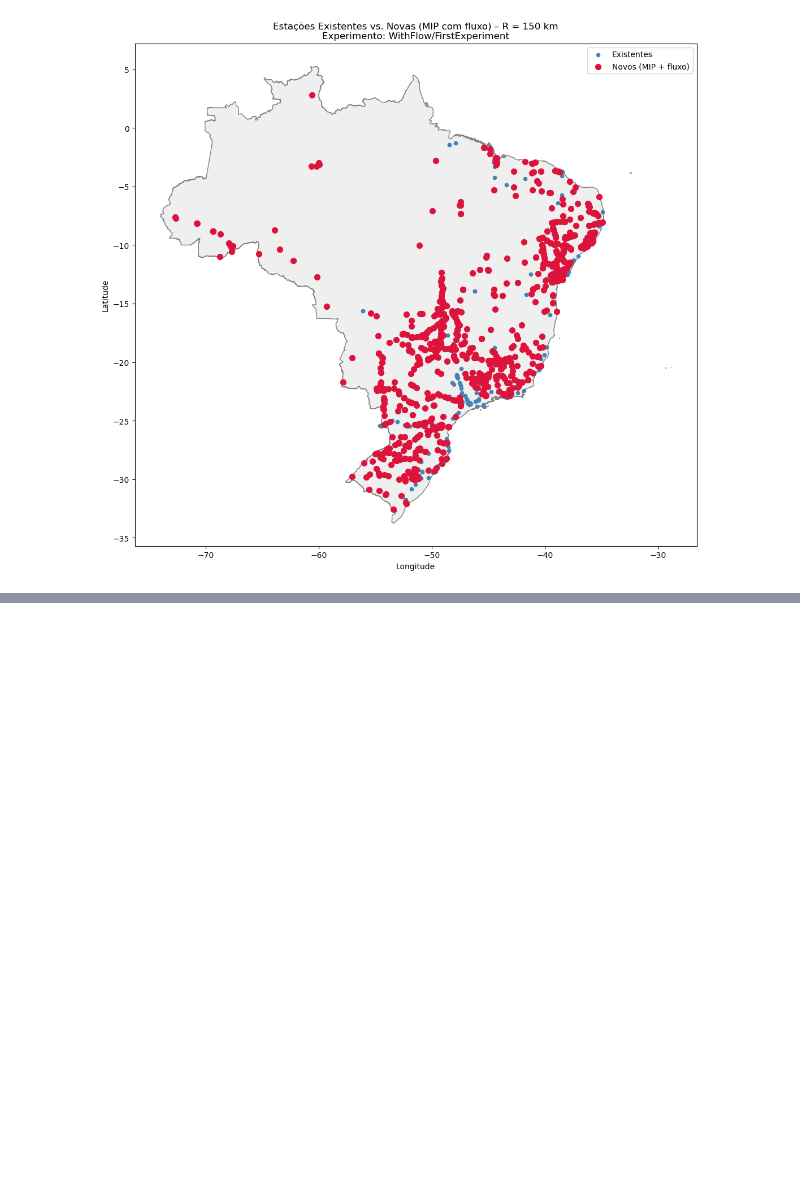
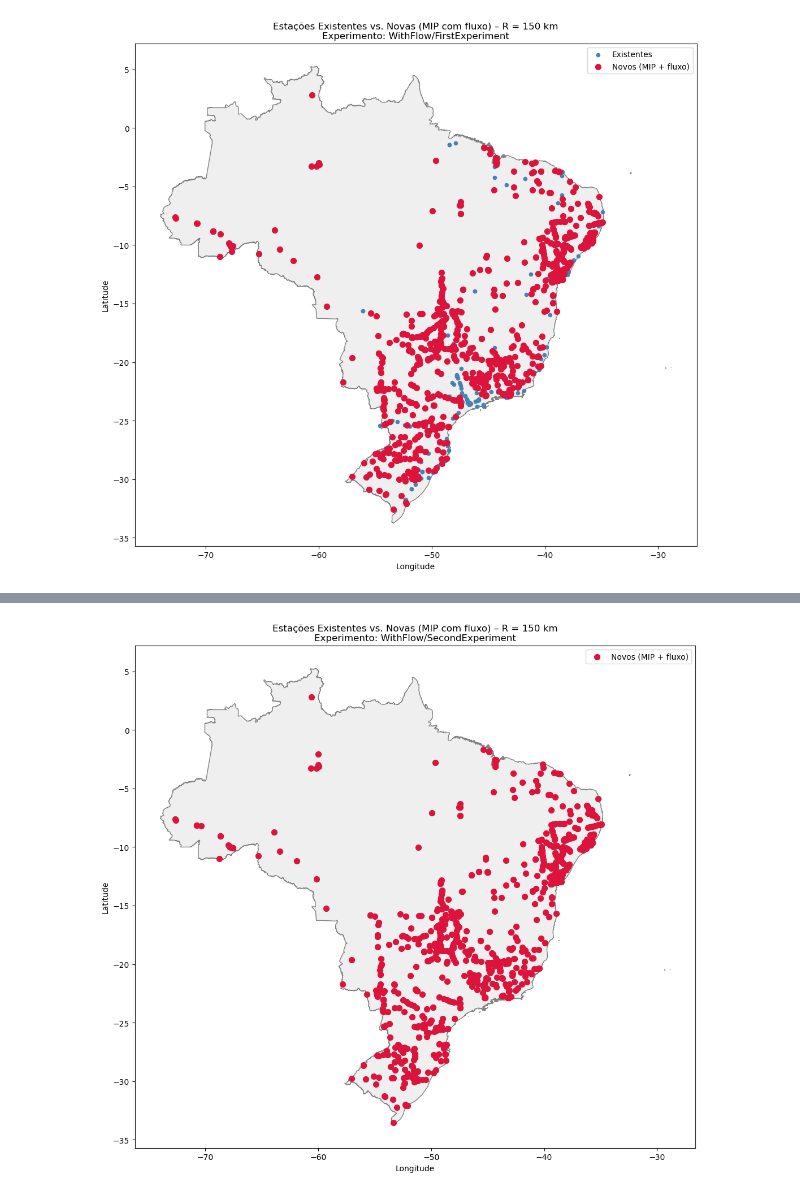
Before and after one commit to ero2003730/ev-stations-optimizer-brasil, a Jupyter notebook: WithFlow/map_visualization.ipynb, the cells around one changed output, grey strips where cells are left out. Saved outputs shown, nothing was run; the diff lists cells and outputs as text; code cells hidden in the pictures; blank space fills up the shorter version.

Commit message:
Adding last experiment

```diff
--- a/WithFlow/map_visualization.ipynb
+++ b/WithFlow/map_visualization.ipynb
@@ -104,0 +313,86 @@ plt.show()
+# %%
+# %% [markdown]
+# ## Visualização dos pontos existentes e dos novos (MIP com fluxo)
+# Experimento: WithFlow/FirstExperiment
+
+# %%
+import pandas as pd
+import geopandas as gpd
+import osmnx as ox
+import matplotlib.pyplot as plt
+from pathlib import Path
+
+# ─────────── ENCONTRA CACHE DINAMICAMENTE ───────────
+HERE = Path().resolve()  # se estiver em um .py use Path(__file__).parent
+CUR = HERE
+while CUR != CUR.parent:
+    if (CUR / "cache").is_dir():
+        CACHE = CUR / "cache"
+        break
+    CUR = CUR.parent
+else:
+    raise FileNotFoundError(f"Não achei pasta 'cache' acima de {HERE}")
+
+# ─────────── CONFIGURAÇÕES ───────────
+PARQUET_DIR = CACHE / "parquet"
+GRAPHML     = CACHE / "graph_Brazil.graphml"
+
+# experimento a visualizar
+EXPERIMENTO = "WithFlow/SecondExperiment"
+OUTPUT_DIR  = PARQUET_DIR / EXPERIMENTO
+
+# ─────────── CARREGA GRAFO ───────────
+G = ox.load_graphml(str(GRAPHML))
+
+# ─────────── CARREGA DADOS ───────────
+# novos pontos do experimento com fluxo
+new = pd.read_parquet(OUTPUT_DIR / "sites_new_mip_withflow4.parquet")
+
+# ─────────── MAPEAR LON/LAT VIA GRAFO ───────────
+lon_map = {n: d["x"] for n, d in G.nodes(data=True)}
+lat_map = {n: d["y"] for n, d in G.nodes(data=True)}
+
+# garantir lat/lon em `new`
+if "lon" not in new or "lat" not in new:
+    new["lon"] = new["node"].map(lon_map)
+    new["lat"] = new["node"].map(lat_map)
+
+g_new = gpd.GeoDataFrame(
+    new,
+    geometry=gpd.points_from_xy(new.lon, new.lat),
+    crs="EPSG:4326"
+)
+
+# ─────────── CARREGA SHAPEFILE DO BRASIL ───────────
+br_shp = CUR / "dados" / "BR_Pais_2023" / "BR_Pais_2023.shp"
+if br_shp.exists():
+    brasil = gpd.read_file(br_shp)
+else:
+    brasil = None
+
+# ─────────── PLOT ───────────
+fig, ax = plt.subplots(figsize=(12, 10))
+
+if brasil is not None:
+    brasil.plot(ax=ax, color="#EFEFEF", edgecolor="gray")
+
+g_new.plot(
+    ax=ax,
+    marker="o",
+    color="crimson",
+    markersize=50,
+    label="Novos (MIP + fluxo)",
+    zorder=3
+)
+
+ax.set_title(
+    f"Estações Existentes vs. Novas (MIP com fluxo) – R = 150 km\n"
+    f"Experimento: {EXPERIMENTO}"
+)
+ax.set_xlabel("Longitude")
+ax.set_ylabel("Latitude")
+ax.legend(loc="upper right")
+plt.tight_layout()
+plt.show()
+# %% [output]
+[figure, added]
```
Also changed, not shown: parts of 11 cells of this notebook, 27 other files.
